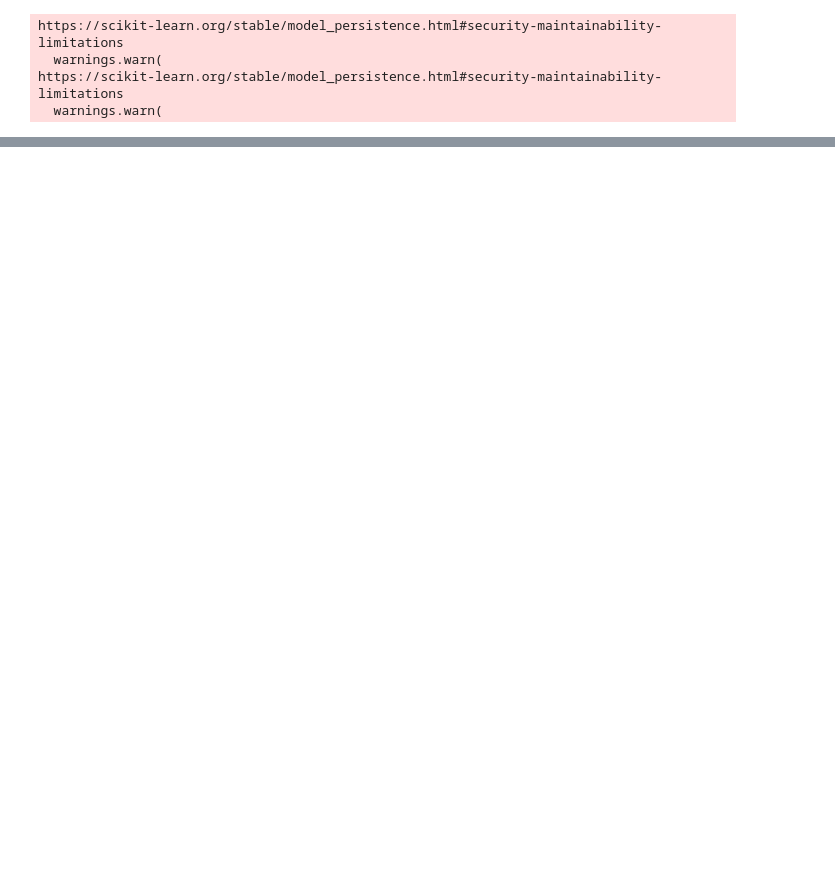
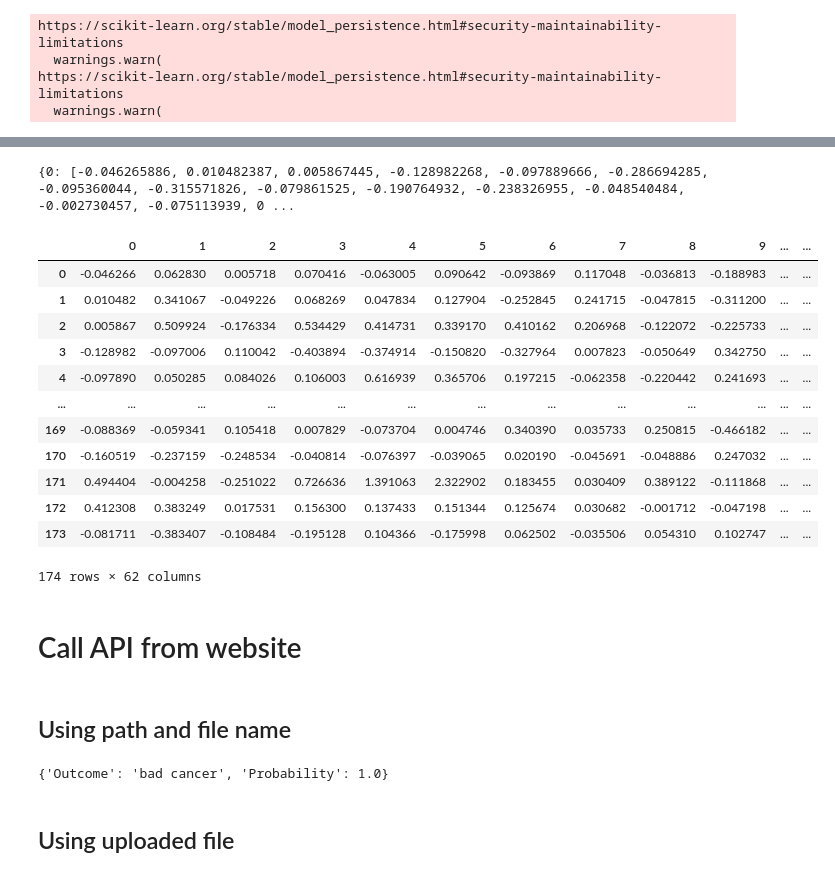
Before and after one commit to Klara-haas/brain_proteomics, a Jupyter notebook: api/jfschulz_notebooks/jfschulz_api.ipynb, the cells around one changed output, grey strips where cells are left out. Saved outputs shown, nothing was run; the diff lists cells and outputs as text; code cells hidden in the pictures; blank space fills up the shorter version.

Commit message:
api and website work for a prediction of one line and with a dummy model and scaler

```diff
--- a/api/jfschulz_notebooks/jfschulz_api.ipynb
+++ b/api/jfschulz_notebooks/jfschulz_api.ipynb
@@ -496,0 +486,11 @@ result
+# %%
+# load data to predict
+path = "/home/jana/code/Klara-haas/brain_proteomics_project/brain_proteomics/raw_data"
+file = "Glioma-clinic-TCGA-proteins-test-with-identifier.csv"
+
+df1 = pd.read_csv(f"{path}/{file}", header=0)
+
+if 'Identifier' in df1.columns:
+    X_pred = df1.drop(["Identifier"], axis = 1)
+else:
+    X_pred = df1
@@ -496,0 +513,26 @@ result
+# %%
+X_pred_list = {k: v.tolist() for k, v in X_pred.iterrows()}
+# %%
+print(X_pred_list)
+# %% [output]
+{0: [-0.046265886, 0.010482387, 0.005867445, -0.128982268, -0.097889666, -0.286694285, -0.095360044, -0.315571826, -0.079861525, -0.190764932, -0.238326955, -0.048540484, -0.002730457, -0.075113939, 0 ...
+# %%
+pd.DataFrame(X_pred_list)
+# %% [output]
+|  | 0 | 1 | 2 | 3 | 4 | 5 | 6 | 7 | 8 | 9 | ... | ... |
+| 0 | -0.046266 | 0.062830 | 0.005718 | 0.070416 | -0.063005 | 0.090642 | -0.093869 | 0.117048 | -0.036813 | -0.188983 | ... | ... |
+| 1 | 0.010482 | 0.341067 | -0.049226 | 0.068269 | 0.047834 | 0.127904 | -0.252845 | 0.241715 | -0.047815 | -0.311200 | ... | ... |
+| 2 | 0.005867 | 0.509924 | -0.176334 | 0.534429 | 0.414731 | 0.339170 | 0.410162 | 0.206968 | -0.122072 | -0.225733 | ... | ... |
+| 3 | -0.128982 | -0.097006 | 0.110042 | -0.403894 | -0.374914 | -0.150820 | -0.327964 | 0.007823 | -0.050649 | 0.342750 | ... | ... |
+| 4 | -0.097890 | 0.050285 | 0.084026 | 0.106003 | 0.616939 | 0.365706 | 0.197215 | -0.062358 | -0.220442 | 0.241693 | ... | ... |
+| ... | ... | ... | ... | ... | ... | ... | ... | ... | ... | ... | ... | ... |
+| 169 | -0.088369 | -0.059341 | 0.105418 | 0.007829 | -0.073704 | 0.004746 | 0.340390 | 0.035733 | 0.250815 | -0.466182 | ... | ... |
+| 170 | -0.160519 | -0.237159 | -0.248534 | -0.040814 | -0.076397 | -0.039065 | 0.020190 | -0.045691 | -0.048886 | 0.247032 | ... | ... |
+| 171 | 0.494404 | -0.004258 | -0.251022 | 0.726636 | 1.391063 | 2.322902 | 0.183455 | 0.030409 | 0.389122 | -0.111868 | ... | ... |
+| 172 | 0.412308 | 0.383249 | 0.017531 | 0.156300 | 0.137433 | 0.151344 | 0.125674 | 0.030682 | -0.001712 | -0.047198 | ... | ... |
+| 173 | -0.081711 | -0.383407 | -0.108484 | -0.195128 | 0.104366 | -0.175998 | 0.062502 | -0.035506 | 0.054310 | 0.102747 | ... | ... |
+174 rows × 62 columns
+# %% [markdown]
+# Call API from website
+# %% [markdown]
+##  Using path and file name
@@ -496,0 +549,6 @@ result
+# %%
+response.json()
+# %% [output]
+{'Outcome': 'bad cancer', 'Probability': 1.0}
+# %% [markdown]
+## Using uploaded file
```
Also changed, not shown: parts of 34 cells of this notebook, 17 other files.
